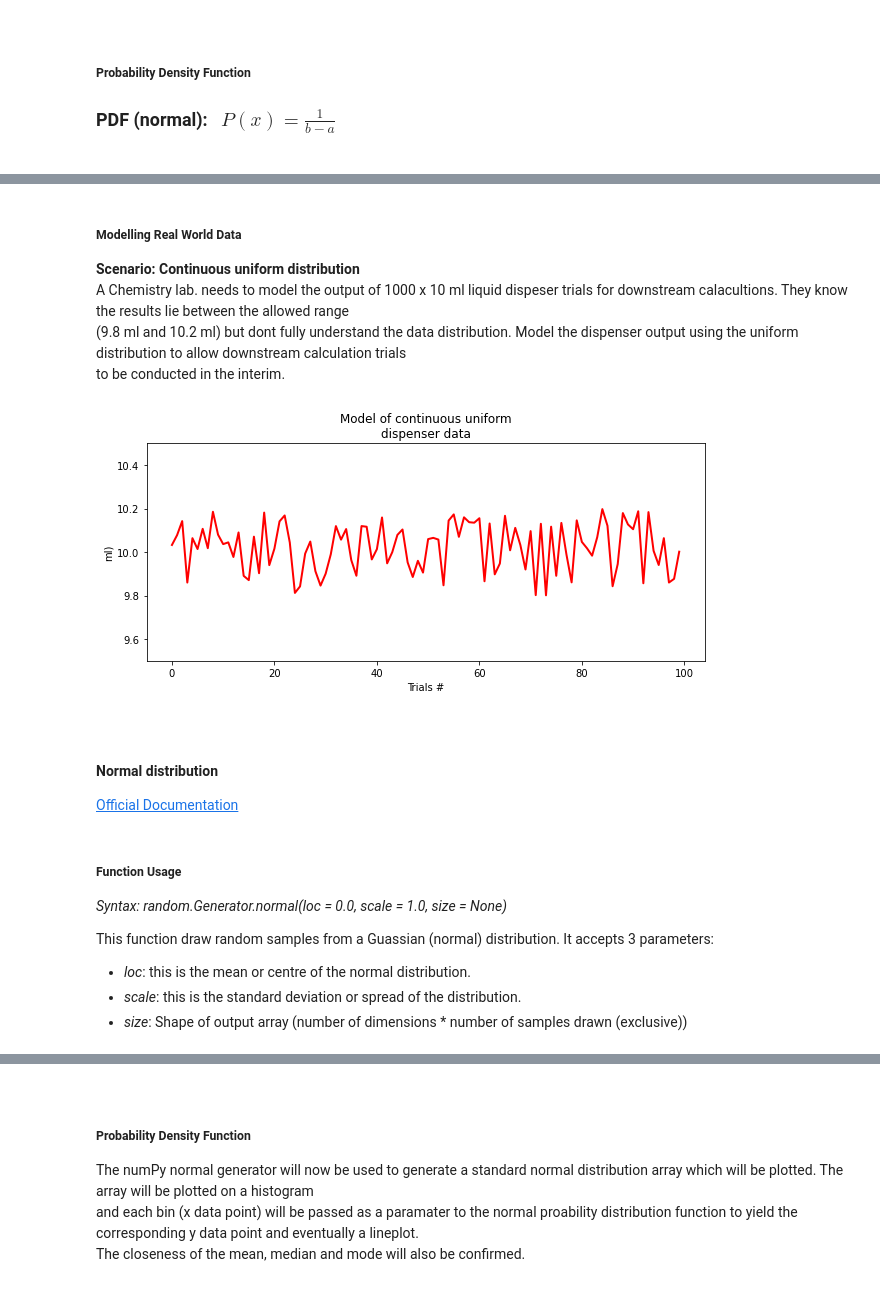
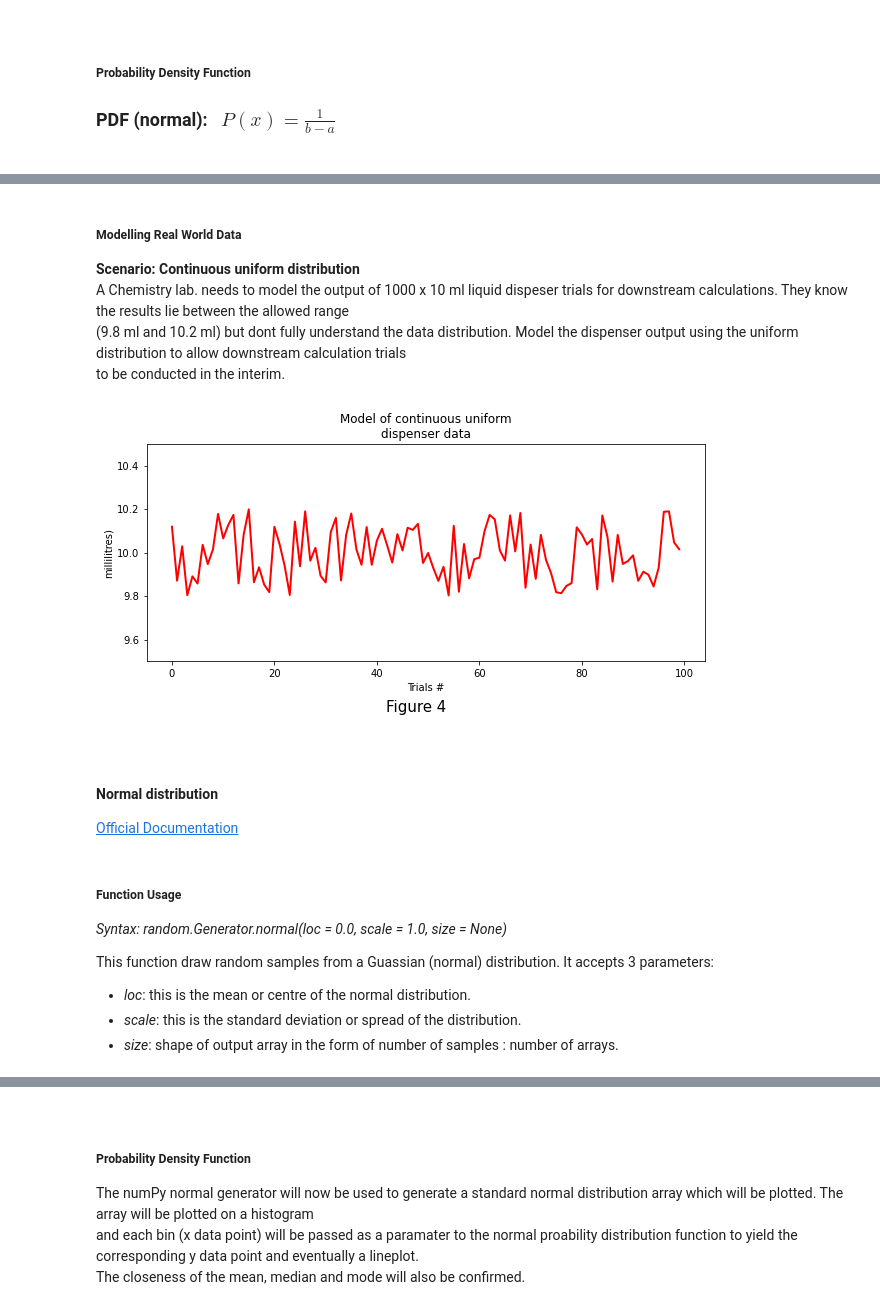
Before and after one commit to CiaranMoran27/numpy.random, a Jupyter notebook: numpy-random.ipynb, the cells around one changed output, grey strips where cells are left out. Cells and saved outputs as stored; diff of their text form; code cells hidden in the pictures.

```diff
--- a/numpy-random.ipynb
+++ b/numpy-random.ipynb
@@ -328,21 +343,22 @@ print('\n{}This plot shows that numPys uniform and random float generators \n\
 # %% [markdown]
 ##### Modelling Real World Data
 **Scenario: Continuous uniform distribution**<br>
-A Chemistry lab. needs to model the output of 1000 x 10 ml liquid dispeser trials  for downstream calacultions. They know the results lie between the allowed range <br>
+A Chemistry lab. needs to model the output of 1000 x 10 ml liquid dispeser trials  for downstream calculations. They know the results lie between the allowed range <br>
 (9.8 ml and 10.2 ml) but dont fully understand the data distribution. Model the dispenser output using the uniform distribution to allow downstream calculation trials<br>
 to be conducted in the interim.
 # %%
 uniform_array = rng.uniform(9.8, 10.2, 100)                  # define normal array between wanted range
 trial_range = np.arange(0, 100, 1)                           # define x_axis array (trial #)
 
 fig, ax = plt.subplots(figsize = (10, 4))
-ax.plot(trial_range, uniform_array, linewidth=2, color='r')
+plt.figtext(0.5, - 0.05, 'Figure 4', wrap = True, horizontalalignment = 'center', fontsize = 15)
+ax.plot(trial_range, uniform_array, linewidth = 2, color = 'r')
 ax.set_title('Model of continuous uniform\ndispenser data')
 ax.set_xlabel('Trials #')
-ax.set_ylabel('ml)')
+ax.set_ylabel('millilitres)')
 ax.set_ylim([9.5, 10.5]);
 # %% [output]
-[figure, old version]
+[figure, new version]
 # %% [markdown]
 <br>
 
@@ -355,6 +371,6 @@ ax.set_ylim([9.5, 10.5]);
 This function draw random samples from a Guassian (normal) distribution. It accepts 3 parameters:
 - *loc*: this is the mean or centre of the normal distribution.
 - *scale*: this is the standard deviation or spread of the distribution.
-- *size*: Shape of output array (number of dimensions * number of samples drawn (exclusive))
+- *size*: shape of output array in the form of number of samples : number of arrays.
 # %% [markdown]
 ##### Distribution Description
```
Also changed, not shown: parts of 42 cells of this notebook.
